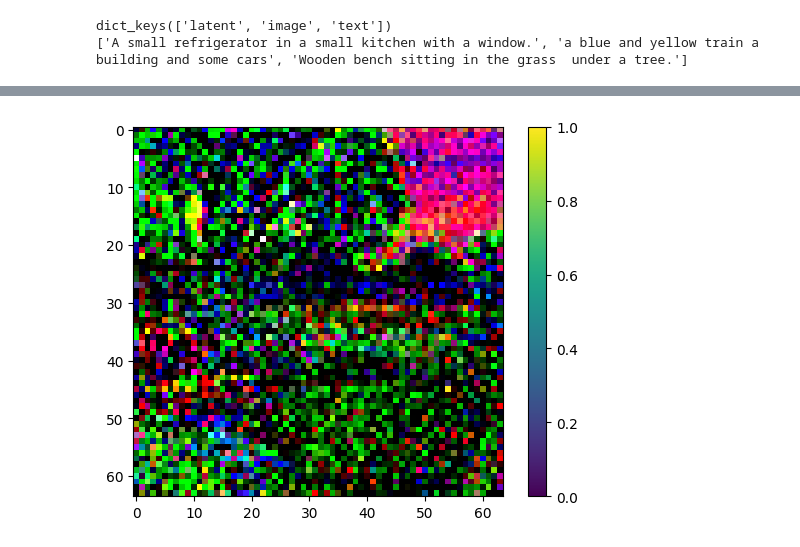
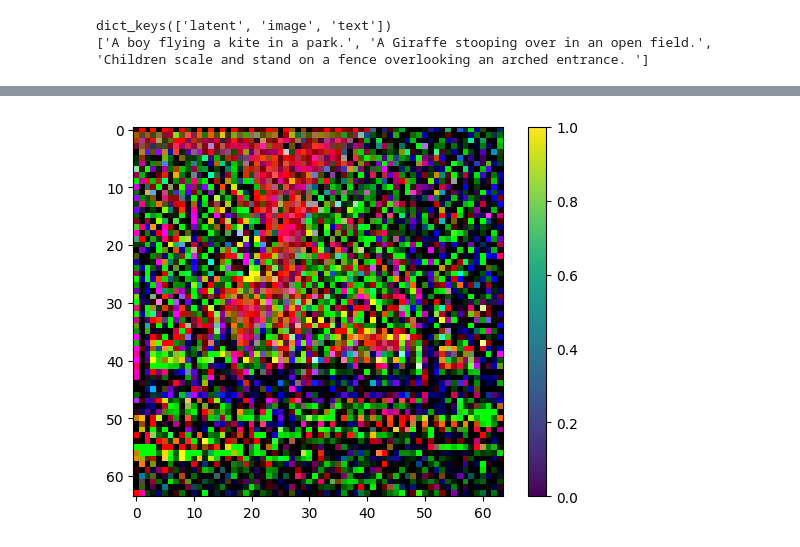
Before and after one commit to scpark20/dpm-solver-v32, a Jupyter notebook: codebases/stable-diffusion/sample/view_unipc_200.ipynb, the cells around one changed output, grey strips where cells are left out. Drawn from its saved outputs; the diff is of its cells as text; code cells hidden in the pictures.

```diff
--- a/codebases/stable-diffusion/sample/view_unipc_200.ipynb
+++ b/codebases/stable-diffusion/sample/view_unipc_200.ipynb
@@ -4,17 +4,17 @@ os.chdir('../')
 # %%
 import torch
 
-pt_file = 'outputs/sd-v1-4/uni_pc_steps200_scale1.0/1.pt'
+pt_file = 'outputs/sd-v1-4/uni_pc_steps200_scale1.0/50.pt'
 data = torch.load(pt_file)
 print(data.keys())
 print(data['text'])
 # %% [output]
 dict_keys(['latent', 'image', 'text'])
-['A small refrigerator in a small kitchen with a window.', 'a blue and yellow train a building and some cars', 'Wooden bench sitting in the grass  under a tree.']
+['A boy flying a kite in a park.', 'A Giraffe stooping over in an open field.', 'Children scale and stand on a fence overlooking an arched entrance. ']
 # %%
 import matplotlib.pyplot as plt
 
-plt.imshow(data['image'][2][:3].permute(1, 2, 0))
+plt.imshow(data['image'][0][:3].permute(1, 2, 0))
 plt.colorbar()
 plt.show()
 # %% [output]
@@ -22,4 +22,4 @@ WARNING:matplotlib.image:Clipping input data to the valid range for imshow with
-[figure, old version]
+[figure, new version]
 # %%
 # 0) 필요한 라이브러리 import
 import numpy as np
```
Also changed, not shown: parts of 5 cells of this notebook, 1 other file.
